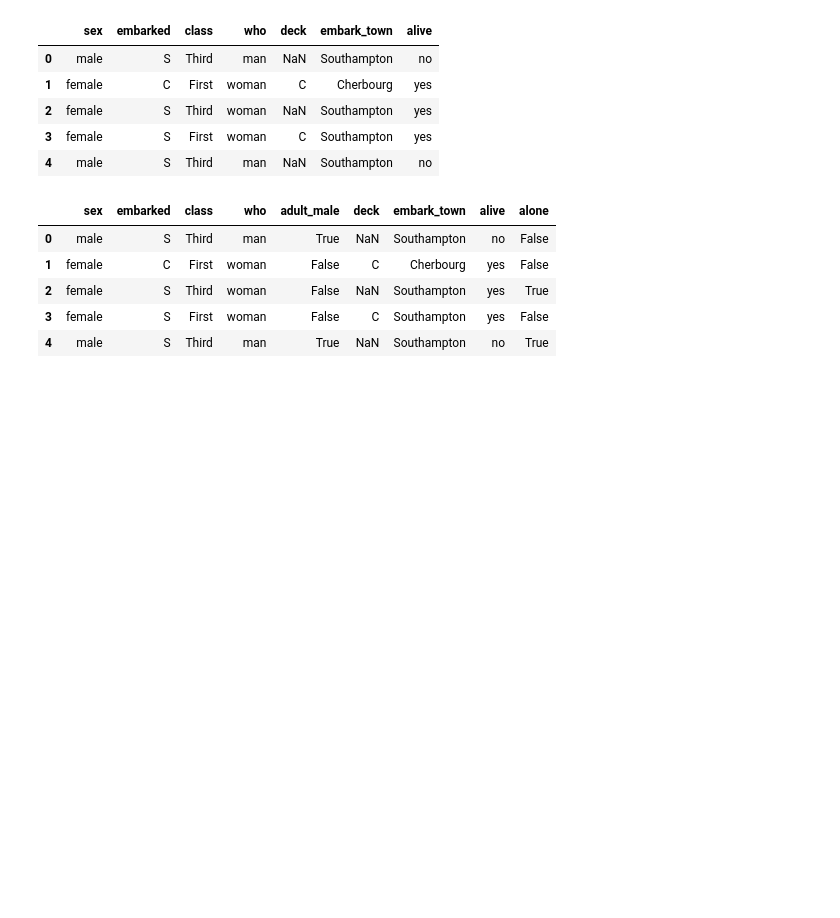
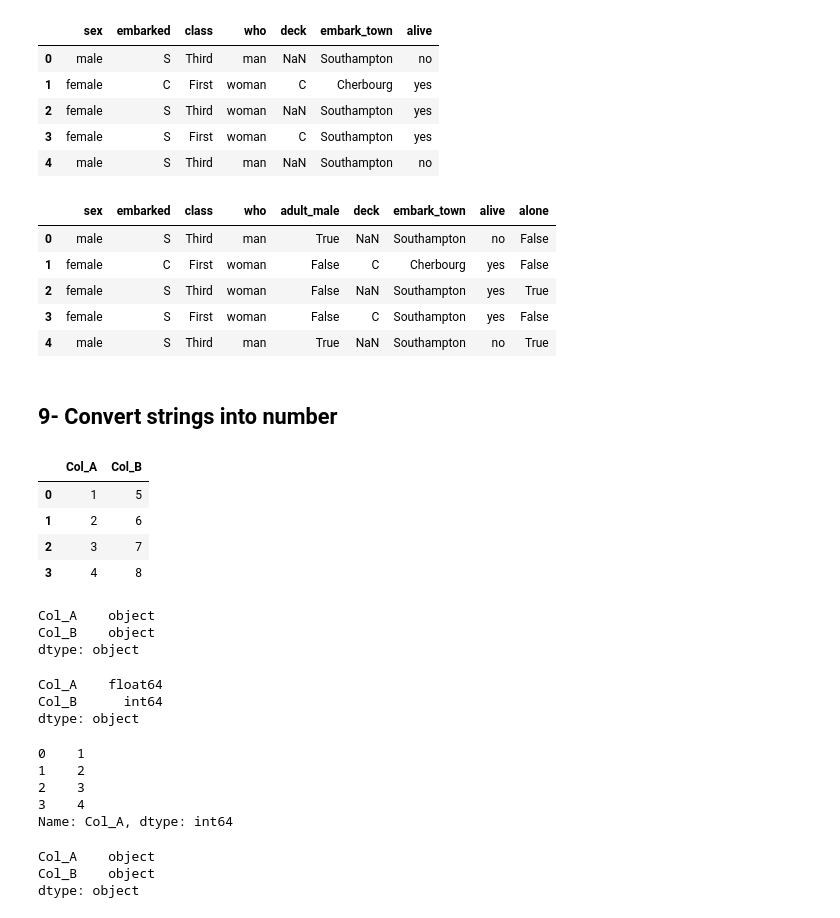
Before and after one commit to gak92/pkc2023, a Jupyter notebook: day_08/01_pandas_tips_and_tricks.ipynb, the cells around one changed output. Drawn from its saved outputs; the diff is of its cells as text; code cells hidden in the pictures; blank space fills up the shorter version.

Commit message:
Day8 - change column  data types

```diff
--- a/day_08/01_pandas_tips_and_tricks.ipynb
+++ b/day_08/01_pandas_tips_and_tricks.ipynb
@@ -358,3 +358,41 @@ df.select_dtypes(exclude=['number']).head()
 | 2 | female | S | Third | woman | False | NaN | Southampton | yes | True |
 | 3 | female | S | First | woman | False | C | Southampton | yes | False |
 | 4 | male | S | Third | man | True | NaN | Southampton | no | True |
+# %% [markdown]
+## 9- Convert strings into number
+# %%
+df = pd.DataFrame({'Col_A': ['1', '2', '3', '4'],
+                    'Col_B': ['5', '6', '7', '8']})
+df
+# %% [output]
+|  | Col_A | Col_B |
+| 0 | 1 | 5 |
+| 1 | 2 | 6 |
+| 2 | 3 | 7 |
+| 3 | 4 | 8 |
+# %%
+df.dtypes
+# %% [output]
+Col_A    object
+Col_B    object
+dtype: object
+# %%
+df.astype({'Col_A': 'float64', 'Col_B': 'int64'}).dtypes
+# %% [output]
+Col_A    float64
+Col_B      int64
+dtype: object
+# %%
+pd.to_numeric(df['Col_A'], errors='coerce')
+# %% [output]
+0    1
+1    2
+2    3
+3    4
+Name: Col_A, dtype: int64
+# %%
+df.dtypes
+# %% [output]
+Col_A    object
+Col_B    object
+dtype: object
```
